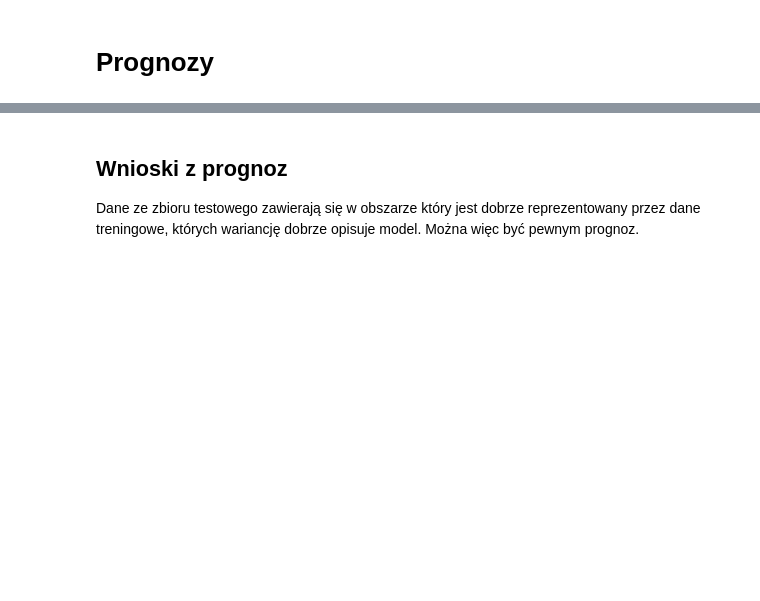
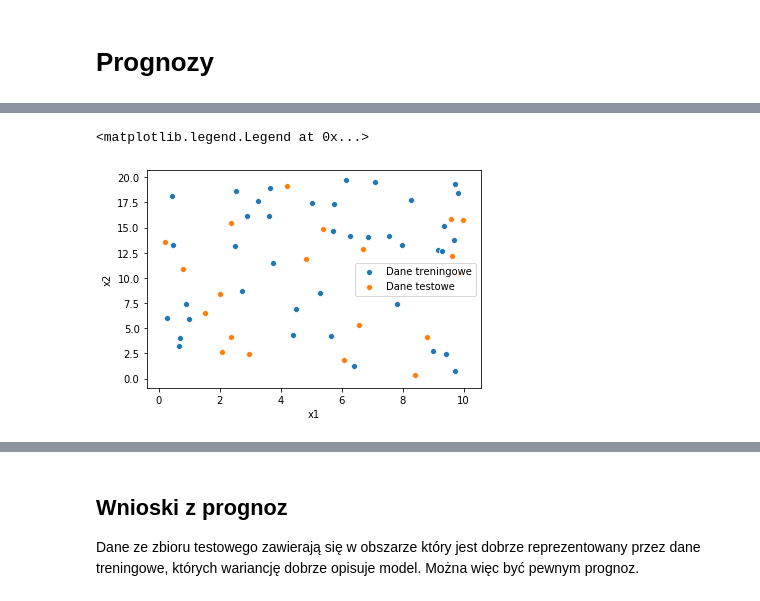
Before and after one commit to greghvk/AiBD_zadania, a Jupyter notebook: Regression/Zadanie.ipynb, the cells around one changed output, grey strips where cells are left out. Cells and saved outputs as stored; diff of their text form; code cells hidden in the pictures; blank space fills up the shorter version.

```diff
--- a/Regression/Zadanie.ipynb
+++ b/Regression/Zadanie.ipynb
@@ -188,0 +147,7 @@ X_test
+# %%
+sns.scatterplot(x=X_train['x1'], y=X_train['x2'])
+sns.scatterplot(x=X_test['x1'], y=X_test['x2'])
+plt.legend(['Dane treningowe', 'Dane testowe'])
+# %% [output]
+<matplotlib.legend.Legend at 0x...>
+[figure, added]
```
Also changed, not shown: parts of 16 cells of this notebook.
